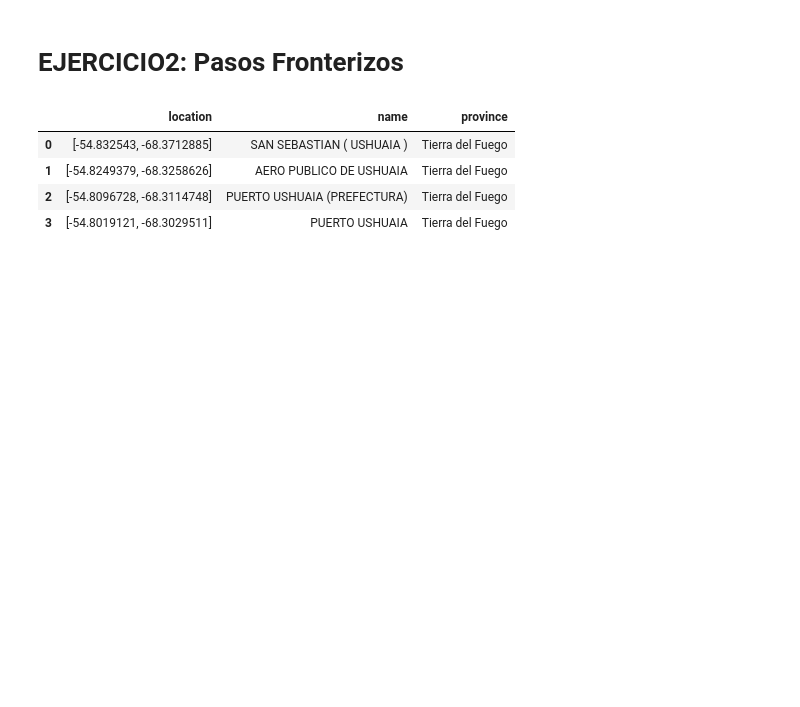
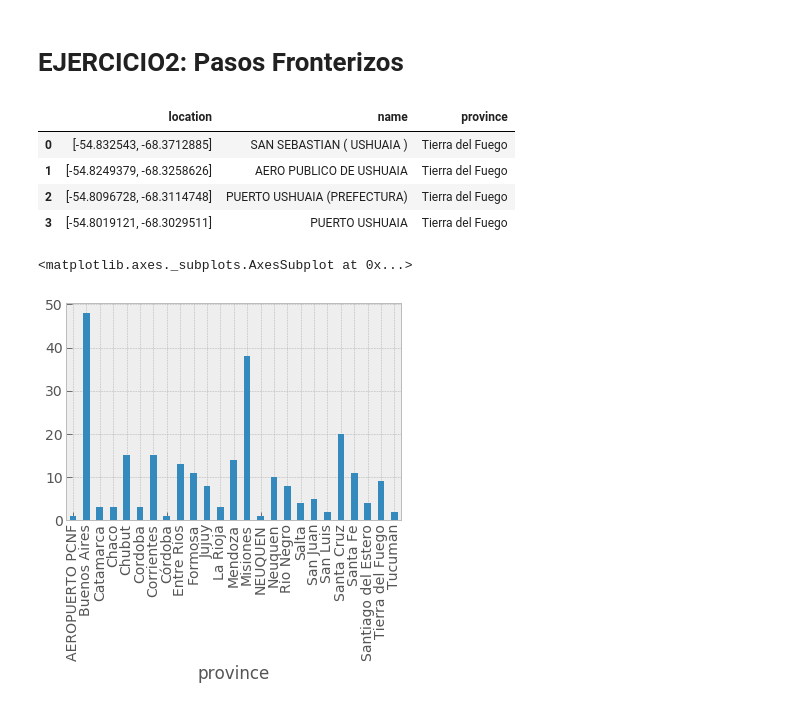
Before and after one commit to nair36/AnalisisYCuracion, a Jupyter notebook: AnalisisYCuracion_P1.ipynb, the cells around one changed output. Saved outputs shown, nothing was run; the diff lists cells and outputs as text; code cells hidden in the pictures; blank space fills up the shorter version.

```diff
--- a/AnalisisYCuracion_P1.ipynb
+++ b/AnalisisYCuracion_P1.ipynb
@@ -76,3 +76,13 @@ pasosFronterizos.head(4)
 | 1 | [-54.8249379, -68.3258626] | AERO PUBLICO DE USHUAIA | Tierra del Fuego |
 | 2 | [-54.8096728, -68.3114748] | PUERTO USHUAIA (PREFECTURA) | Tierra del Fuego |
 | 3 | [-54.8019121, -68.3029511] | PUERTO USHUAIA | Tierra del Fuego |
+# %%
+aeropuerto=pasosFronterizos.province.sort_values().unique()[0]
+aeropuerto
+# %%
+pasosFronterizos.province=pasosFronterizos.province.str.replace(aeropuerto,'Aeropuerto PCNF')
+# %%
+pasosFronterizos.groupby('province').province.count().plot(kind='bar')
+# %% [output]
+<matplotlib.axes._subplots.AxesSubplot at 0x...>
+[figure, added]
```
Also changed, not shown: parts of 2 cells of this notebook.
